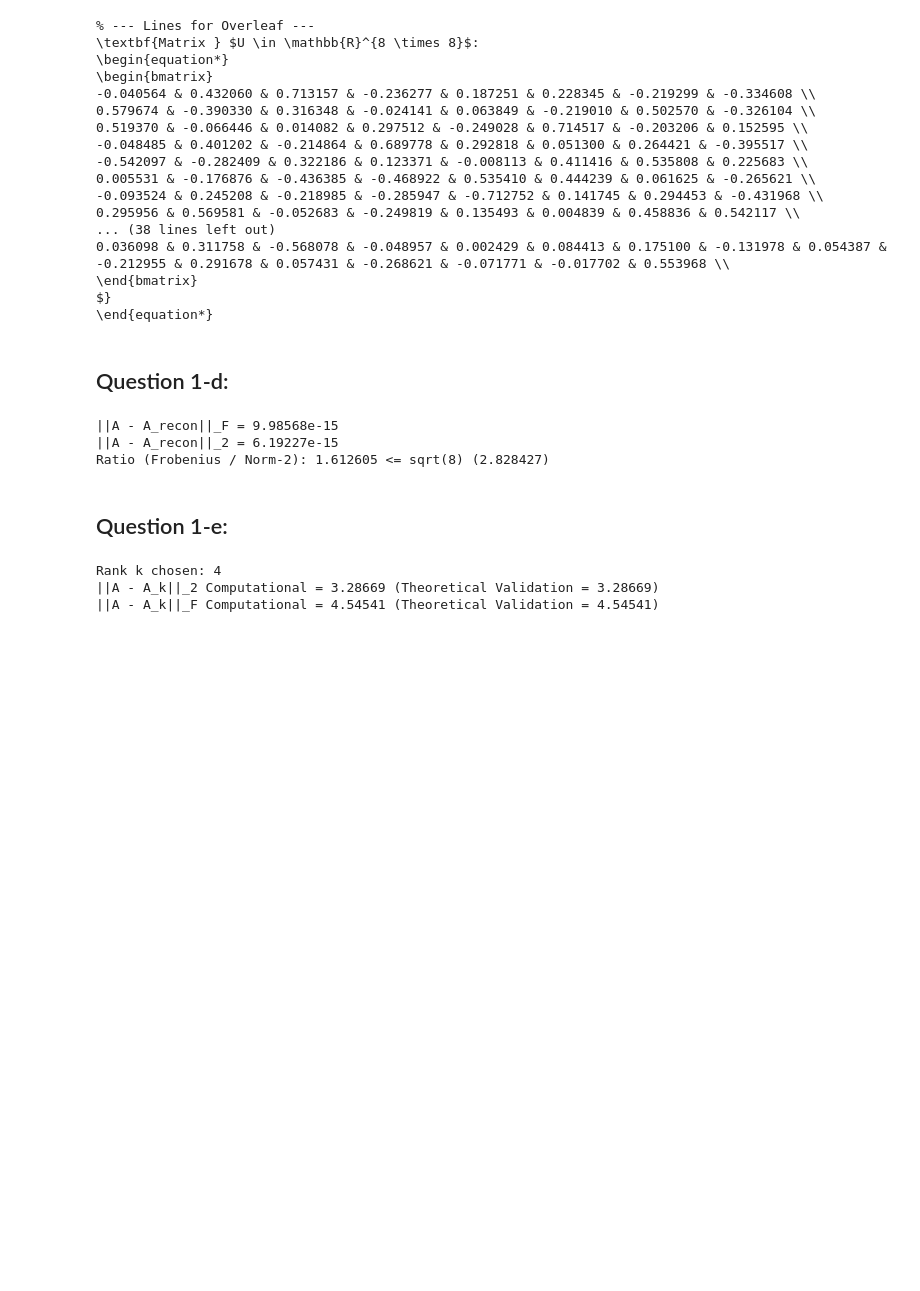
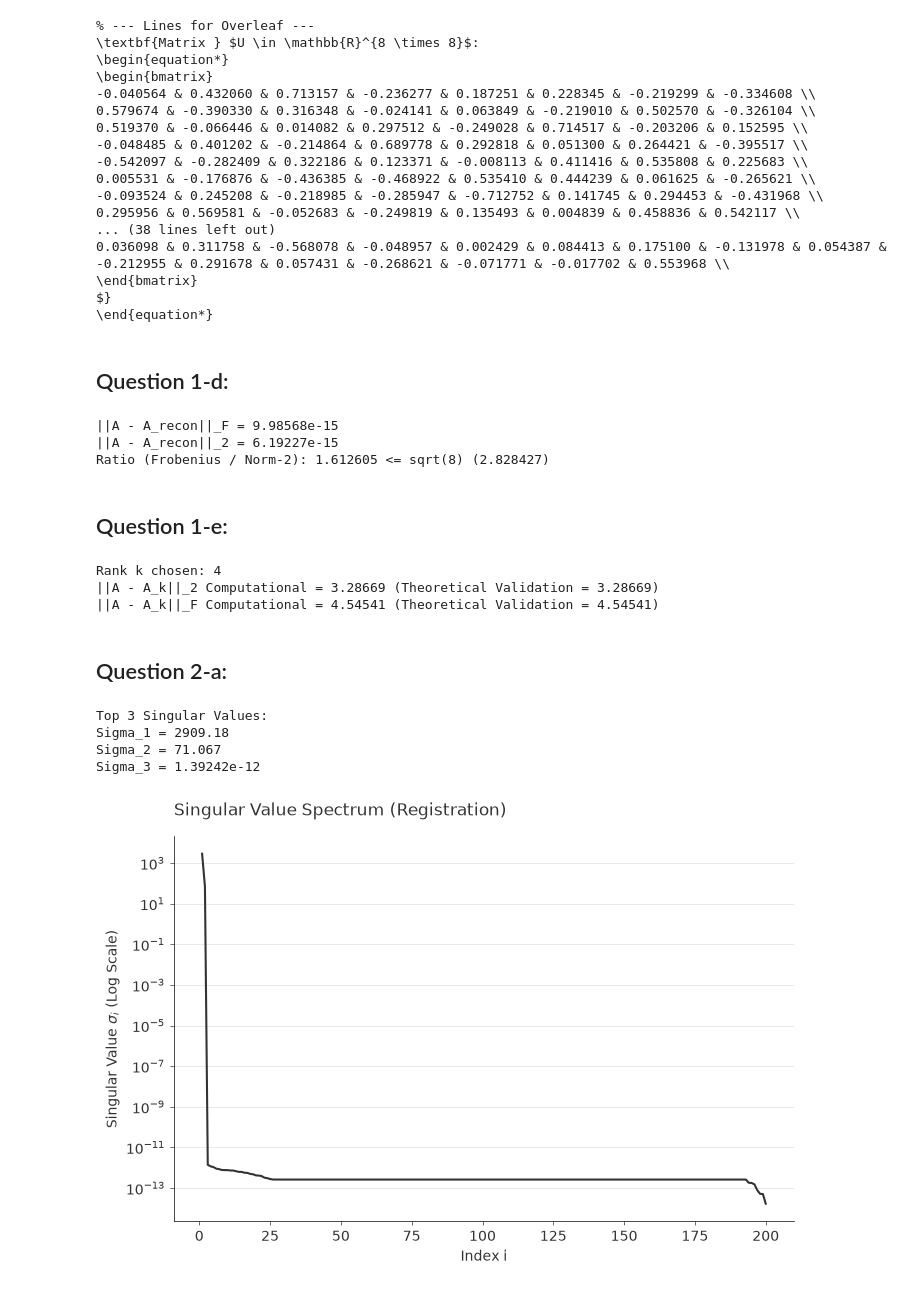
Before and after one commit to Ederson-Passos/computational-matrix-methods, a Jupyter notebook: experiments/unit_01_matrix_analysis/tc1_resolution.ipynb, the cells around one changed output. Drawn from its saved outputs; the diff is of its cells as text; code cells hidden in the pictures; blank space fills up the shorter version.

Commit message:
Builded the script for generation of the graph for question 2-a.

```diff
--- a/experiments/unit_01_matrix_analysis/tc1_resolution.ipynb
+++ b/experiments/unit_01_matrix_analysis/tc1_resolution.ipynb
@@ -214,3 +214,78 @@ with open("question1e_answer.tex", "w") as f:
 Rank k chosen: 4
 ||A - A_k||_2 Computational = 3.28669 (Theoretical Validation = 3.28669)
 ||A - A_k||_F Computational = 4.54541 (Theoretical Validation = 4.54541)
+# %% [markdown]
+## Question 2-a:
+# %%
+import numpy as np
+import matplotlib.pyplot as plt
+
+np.random.seed(registration)
+
+n = 200
+x = np.linspace(0, 2*np.pi, n)
+y = np.linspace(0, 2*np.pi, n)
+X, Y = np.meshgrid(x, y)
+
+# Generating the mathematical image
+a = np.random.randint(1, 6)
+b = np.random.randint(1, 6)
+
+# The original PDF code dictates: A = (a*X) + np.cos(b*Y)
+A = (a*X) + np.cos(b*Y)
+
+# Singular Value Decomposition
+U, S, Vt = np.linalg.svd(A, full_matrices=False)
+
+# Extract the top 3 singular values for the report
+print("Top 3 Singular Values:")
+for i in range(3):
+    print(f"Sigma_{i+1} = {S[i]:.6g}")
+
+# Outputs to terminal and writes to LaTeX file
+output_lines = [
+    "% --- Lines for Overleaf ---",
+    "\\begin{itemize}",
+    f"    \\item $\\sigma_1 = {S[0]:.6g}$",
+    f"    \\item $\\sigma_2 = {S[1]:.6g}$",
+    f"    \\item $\\sigma_3 = {S[2]:.6g}$",
+    "\\end{itemize}"
+]
+
+with open("question2a_answer.tex", "w") as f:
+    for line in output_lines:
+        f.write(line + "\n")
+
+# Singular Value Distribution Plot - Edward Tufte style
+fig, ax = plt.subplots(figsize=(8, 5))
+
+# Plot data with minimal ink
+ax.plot(range(1, len(S)+1), S, color='#333333', linewidth=1.5)
+ax.set_yscale('log')
+
+# Tufte principles: remove chartjunk
+ax.spines['top'].set_visible(False)
+ax.spines['right'].set_visible(False)
+ax.spines['left'].set_linewidth(0.5)
+ax.spines['bottom'].set_linewidth(0.5)
+ax.tick_params(axis='both', which='both', length=3, width=0.5, colors='#333333')
+
+# Light, unobtrusive gridlines (only horizontal to guide the eye on the log scale)
+ax.yaxis.grid(True, linestyle='-', color='#E0E0E0', linewidth=0.5)
+ax.xaxis.grid(False)
+ax.set_axisbelow(True)
+
+# Clean typography
+ax.set_title(f"Singular Value Spectrum (Registration)", loc='left', color='#333333', pad=15)
+ax.set_xlabel("Index i", color='#333333')
+ax.set_ylabel(r"Singular Value $\sigma_i$ (Log Scale)", color='#333333')
+
+# Save the image for the Overleaf document with perfect sharpness (300 DPI)
+plt.savefig("svd_spectrum.png", dpi=300, bbox_inches='tight', transparent=True)
+plt.show()
+# %% [output]
+Top 3 Singular Values:
+Sigma_1 = 2909.18
+Sigma_2 = 71.067
+Sigma_3 = 1.39242e-12
+[figure, added]
```
Also changed, not shown: 3 other files.
